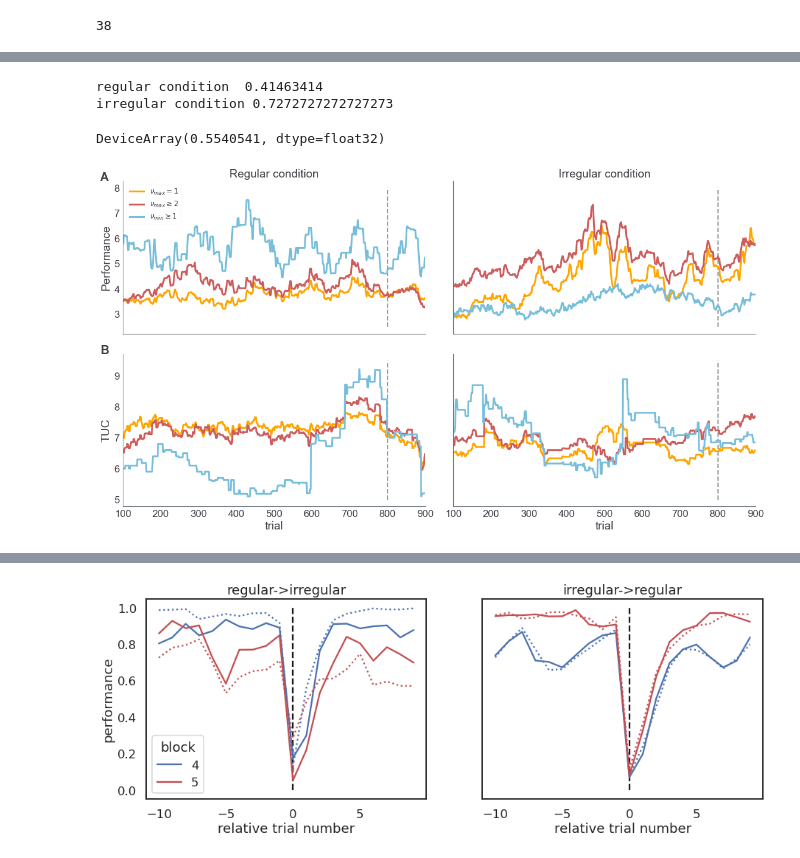
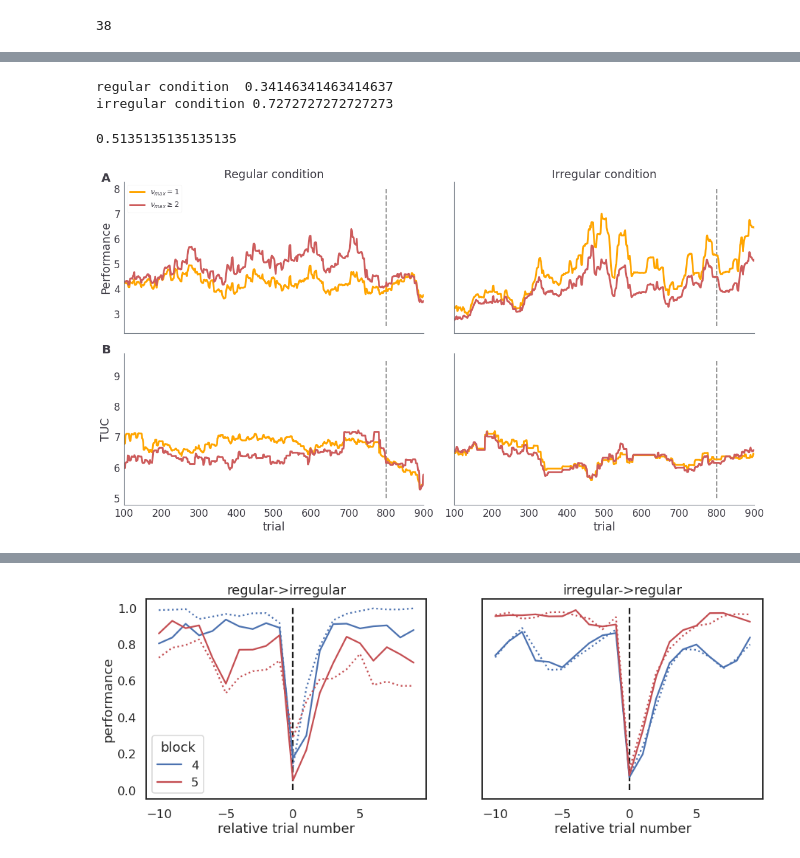
Before and after one commit to dimarkov/pybefit, a Jupyter notebook: examples/temporal_rev_learn/plot_behavioural_data.ipynb, the cells around one changed output, grey strips where cells are left out. Saved outputs shown, nothing was run; the diff lists cells and outputs as text; code cells hidden in the pictures.

```diff
--- a/examples/temporal_rev_learn/plot_behavioural_data.ipynb
+++ b/examples/temporal_rev_learn/plot_behavioural_data.ipynb
@@ -290,11 +304,10 @@ plt.rc('xtick', labelsize=14)
 fig, axes = plt.subplots(1, 2, figsize=(16, 8), sharex=True)
 x_ticks = [r'$\nu_{max}=1, \nu_{min}=0$', r'$\nu_{max} \geq 2, \nu_{min}=0$', r'$\nu_{max} = 10, \nu_{min} \geq 1$']
 
-probs = softmax(waic_array, 0).T
 probs_red = np.stack([probs[:, 0], probs[:, 1:-9].sum(-1), probs[:, -9:].sum(-1)], -1)
 
 for i in range(2):
-    sns.heatmap(data=probs_red[i*ns_reg:(i+1)*ns_reg, :],
+    sns.heatmap(data=probs_red[cond[i], :],
                 ax=axes[i],
                 xticklabels=x_ticks,
                 cbar=False,
@@ -310,14 +323,13 @@ axes[1].set_xlabel('model class')
 axes[0].yaxis.set_ticklabels(range(1, ns_reg + 1, 2))
 axes[1].yaxis.set_ticklabels(range(1, ns_irr + 1, 2))
 
-axes[0].text(1, -1, 'Regular condition', fontsize=16);
-axes[1].text(1, -1, 'Irregular condition', fontsize=16);
+axes[0].text(.8, -1, 'Regular condition', fontsize=20);
+axes[1].text(.8, -1, 'Irregular condition', fontsize=20);
 
-fig.tight_layout()
+fig.tight_layout(w_pad=5.0)
+norm = colors.Normalize(vmin=0, vmax=1)
+cbar = fig.colorbar(cm.ScalarMappable(norm=norm, cmap='magma'), ax=axes, pad=0.025)
+cbar.ax.set_ylabel('Posterior probability', rotation=-90, labelpad=20);
 
-norm = colors.Normalize(vmin=0, vmax=1)
-cbar = fig.colorbar(cm.ScalarMappable(norm=norm, cmap='magma'), ax=axes)
-cbar.ax.set_ylabel('Posterior probability', rotation=-90, labelpad=15);
-
-fig.savefig('Fig7.pdf', bbox_inches='tight', dpi=300)
+# fig.savefig('Fig7.pdf', bbox_inches='tight', dpi=300)
 # %% [output]
@@ -325,86 +337,95 @@ fig.savefig('Fig7.pdf', bbox_inches='tight', dpi=300)
 # %%
-n_reg = np.sum(probs[:ns_reg].argmax(-1) > 0)
+n_reg = np.sum(probs[cond[0]].argmax(-1) > 0)
 print('regular condition ', n_reg / ns_reg)
 
-n_irr = np.sum(probs_red[ns_reg:].argmax(-1) > 0)
+n_irr = np.sum(probs_red[cond[1]].argmax(-1) > 0)
 print('irregular condition', n_irr / ns_irr)
 (n_reg + n_irr)/nsub
 # %% [output]
-regular condition  0.41463414
+regular condition  0.34146341463414637
 irregular condition 0.7272727272727273
-DeviceArray(0.5540541, dtype=float32)
+0.5135135135135135
 # %%
 jtplot.style(theme='grade3', context='paper', fscale=1.6, grid=False)
 
 ws = 201
 locs1 = probs_red.argmax(-1) == 0
-locs2 = probs_red.argmax(-1) == 1
+locs2 = probs_red.argmax(-1) >= 1
 locs3 = probs_red.argmax(-1) == 2
 
 fig, axes = plt.subplots(2, 2, figsize=(16, 9), sharex=True, sharey='row')
 trials = np.arange(101, 901)
 
-states =  np.concatenate([Sreg[None].repeat(ns_reg, 0), Sirr[None].repeat(ns_irr, 0)], 0)
-tuc = trials_until_correct(np.nan_to_num(corrects).T, states, τ=3)
+states = []
+for c in conditions.condition:
+    if c == 'regular':
+        states.append(Sreg)
+    else:
+        states.append(Sirr)
+states = np.stack(states, 0)
+
+tuc = trials_until_correct(np.nan_to_num(correct_choices_data).T, states, τ=3)
 rolling_tuc = running_mean(tuc, ws=ws)
-rolling_perf = performance(corrects, ws=ws)
+rolling_perf = performance(correct_choices_data, ws=ws)
 
-rp1 = rolling_perf[:ns_reg][locs1[:ns_reg], :].T
+regs = cond[0]
+irrs = cond[1]
+rp1 = rolling_perf[regs][locs1[regs], :].T
 axes[0, 0].plot(trials, rp1.mean(-1), color='orange', lw=3, label=r'$\nu_{max}=1$');
 
-rp11 = rolling_perf[:ns_reg][locs2[:ns_reg], :].T
+rp11 = rolling_perf[regs][locs2[regs], :].T
 axes[0, 0].plot(trials, rp11.mean(-1), color='indianred', lw=3, label=r'$\nu_{max}\geq 2$');
 
-rp12 = rolling_perf[:ns_reg][locs3[:ns_reg], :].T
-axes[0, 0].plot(trials, rp12.mean(-1), color='c', lw=3, label=r'$\nu_{min}\geq 1$');
+# rp12 = rolling_perf[regs][locs3[regs], :].T
+# axes[0, 0].plot(trials, rp12.mean(-1), color='c', lw=3, label=r'$\nu_{min}\geq 1$');
 
-rp2 = rolling_perf[ns_reg:][locs1[ns_reg:], :].T
+rp2 = rolling_perf[irrs][locs1[irrs], :].T
 axes[0, 1].plot(trials, rp2.mean(-1), color='orange', lw=3, label=r'$\nu_{max}=1$');
 
-rp21 = rolling_perf[ns_reg:][locs2[ns_reg:], :].T
+rp21 = rolling_perf[irrs][locs2[irrs], :].T
 axes[0, 1].plot(trials, rp21.mean(-1), color='indianred', lw=3, label=r'$\nu_{max}\geq 2$');
 
-rp22 = rolling_perf[ns_reg:][locs3[ns_reg:], :].T
-axes[0, 1].plot(trials, rp22.mean(-1), color='c', lw=3, label=r'$\nu_{min}\geq 1$');
+# rp22 = rolling_perf[irrs][locs3[irrs], :].T
+# axes[0, 1].plot(trials, rp22.mean(-1), color='c', lw=3, label=r'$\nu_{min}\geq 1$');
 
-rl1 = rolling_tuc[:ns_reg][locs1[:ns_reg], :].T
+rl1 = rolling_tuc[regs][locs1[regs], :].T
 axes[1, 0].plot(trials, rl1.mean(-1), color='orange', lw=3, label=r'$\nu_{max}=1$');
 
-rl11 = rolling_tuc[:ns_reg][locs2[:ns_reg], :].T
+rl11 = rolling_tuc[regs][locs2[regs], :].T
 axes[1, 0].plot(trials, rl11.mean(-1), color='indianred', lw=3, label=r'$\nu_{max}\geq 2$');
 
-rl12 = rolling_tuc[:ns_reg][locs3[:ns_reg], :].T
-axes[1, 0].plot(trials, rl12.mean(-1), color='c', lw=3, label=r'$\nu_{max}>1$');
+# rl12 = rolling_tuc[regs][locs3[regs], :].T
+# axes[1, 0].plot(trials, rl12.mean(-1), color='c', lw=3, label=r'$\nu_{max}>1$');
 
-rl2 = rolling_tuc[ns_reg:][locs1[ns_reg:], :].T
+rl2 = rolling_tuc[irrs][locs1[irrs], :].T
 axes[1, 1].plot(trials, rl2.mean(-1), color='orange', lw=3, label=r'$\nu_{max}=1$');
 
-rl21 = rolling_tuc[ns_reg:][locs2[ns_reg:], :].T
+rl21 = rolling_tuc[irrs][locs2[irrs], :].T
 axes[1, 1].plot(trials, rl21.mean(-1), color='indianred', lw=3, label=r'$\nu_{max}\qeg 2$');
 
-rl22 = rolling_tuc[ns_reg:][locs3[ns_reg:], :].T
-axes[1, 1].plot(trials, rl22.mean(-1), color='c', lw=3, label=r'$\nu_{max}>1$');
+# rl22 = rolling_tuc[irrs][locs3[irrs], :].T
+# axes[1, 1].plot(trials, rl22.mean(-1), color='c', lw=3, label=r'$\nu_{max}>1$');
 
 for i in range(2):
     axes[0, i].vlines(800, 2.5, 8, color='gray', linestyle='--', lw=2, alpha=.8)
     axes[1, i].vlines(800, 5, 9.5, color='gray', linestyle='--', lw=2, alpha=.8)
 
 # axes[0, 1].legend(loc=2, title='Model');
 axes[0, 0].legend(loc=2, fontsize=12)
 
 axes[0, 0].set_ylabel('Performance');
 axes[1, 0].set_ylabel('TUC');
 axes[0, 0].set_title('Regular condition')
 axes[0, 1].set_title('Irregular condition')
 axes[1, 0].set_xlabel('trial')
 axes[1, 1].set_xlabel('trial')
 axes[1, 1].set_xlim([100, 900])
 
 for i in range(2):
     axes[i, 0].text(-.075, 1., string.ascii_uppercase[i], transform=axes[i, 0].transAxes, size=20, weight='bold')
 
 fig.tight_layout()
 sns.despine(fig)
-fig.savefig('Fig8.pdf', transparent=True, dpi=300)
+# fig.savefig('Fig8.pdf', transparent=True, dpi=300)
 # %% [output]
-[figure, old version]
+[figure, new version]
```
Also changed, not shown: parts of 15 cells of this notebook, 17 other files.
